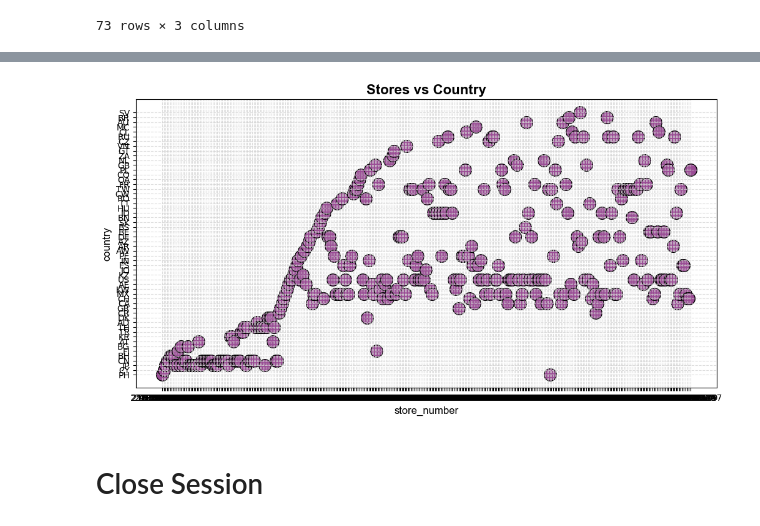
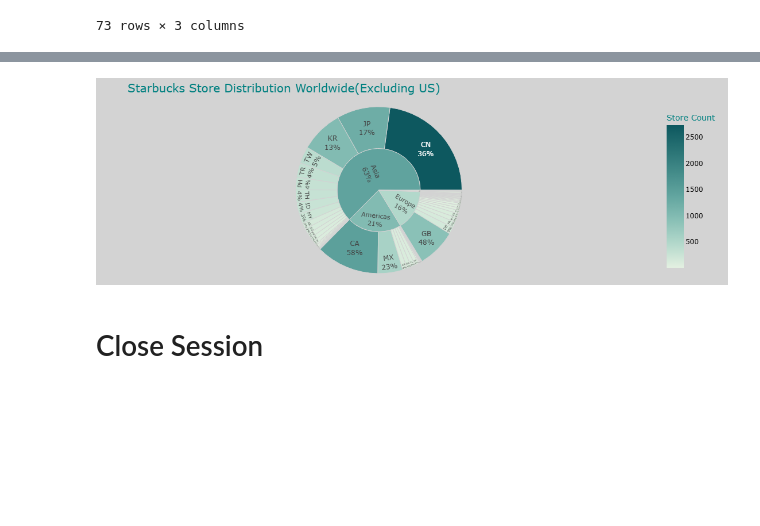
Before and after one commit to NguyenThiKimKhue/Project3_Starbucks_Dataset, a Jupyter notebook: starbucks_location_app/Test_visual.ipynb, the cells around one changed output, grey strips where cells are left out. Drawn from its saved outputs; the diff is of its cells as text; code cells hidden in the pictures; blank space fills up the shorter version.

```diff
--- a/starbucks_location_app/Test_visual.ipynb
+++ b/starbucks_location_app/Test_visual.ipynb
@@ -215,30 +223,19 @@ df3
-# %%
-# Change Canvas Size
-plt.figure(figsize=(12, 6))
-
-# Create a basic plot
-plt.scatter(df3.store_number, df3.country, color="#9A4C95", edgecolor="black", s=200)
-
-# Customizations
-
-# Change colors
-# Add in reference lines
-# Add Labels/Title
-plt.xlabel("store_number", fontfamily="Arial", fontsize=12)
-plt.ylabel("country", fontfamily="Arial", fontsize=12)
-plt.title("Stores vs Country", fontweight="bold", fontsize=16, fontfamily="Arial")
-
-# Set X/Y Limits
-# plt.ylim(150, 650)
-# plt.xlim(11, 26)
-
-# Add in a background grid
-plt.grid(linestyle="--", color="lightgrey", alpha=0.75)
-
-# Show/Save the Graph
-plt.show()
-# %% [output]
-[figure, removed]
+# %%
+
+# Step 4: Create a Sunburst Plot
+fig2 = px.sunburst(df4, path=["region", "country"], values="store_count",
+                  title="Starbucks Store Distribution by Region and Country",
+                  color="store_count", color_continuous_scale="mint")
+
+fig2.update_traces(textinfo="label+percent parent", hoverinfo="label+value", marker_colorbar_title_text='Store Count')
+
+fig2.update_layout(title=dict(text="Starbucks Store Distribution Worldwide(Excluding US)",
+                             font=dict(size=20, color="teal")),
+                  paper_bgcolor="lightgray", font_color="black",
+                  margin=dict(t=50, l=20, r=20, b=20), coloraxis_colorbar_title_text='Store Count', coloraxis_colorbar_title_font_color="teal")
+fig2.show()
+# %% [output]
+[figure, added]
 # %% [markdown]
 # Close Session
 # %%
```
Also changed, not shown: parts of 13 cells of this notebook, 10 other files.
